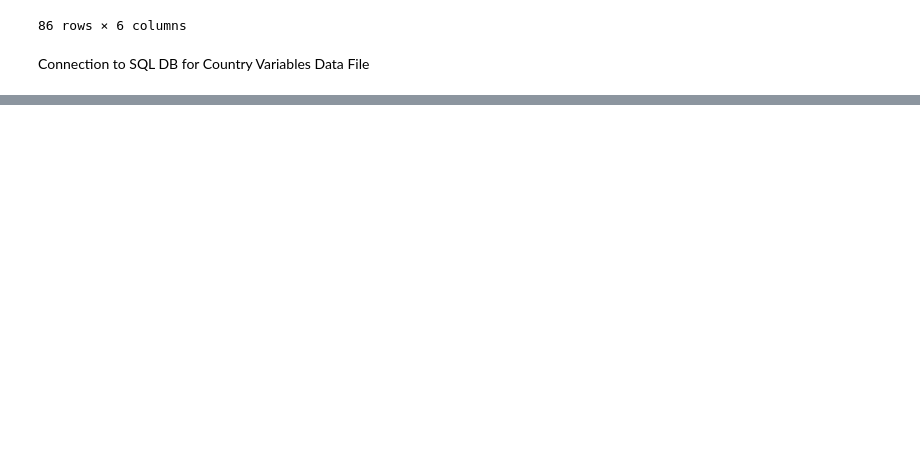
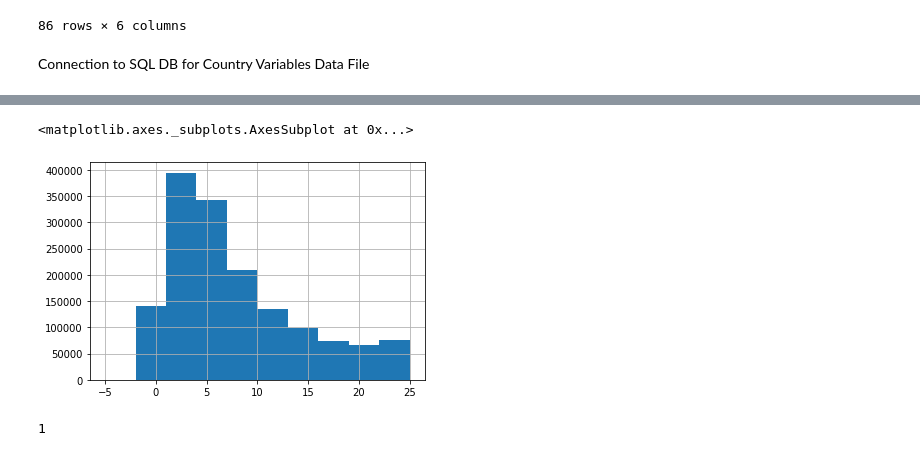
Before and after one commit to emmysobieski/TeamPySpark, a Jupyter notebook: Dashboard_Data_Exploration.ipynb, the cells around one changed output, grey strips where cells are left out. Cells and saved outputs as stored; diff of their text form; code cells hidden in the pictures; blank space fills up the shorter version.

```diff
--- a/Dashboard_Data_Exploration.ipynb
+++ b/Dashboard_Data_Exploration.ipynb
@@ -112,0 +115,7 @@ Connection to SQL DB for Country Variables Data File
+# %%
+# Load the data
+file_path = Path('Data/loans.csv')
+# df = pd.read_csv(file_path, skiprows=1)[:-2]
+# df = df.loc[:, columns].copy()
+loans_df = pd.read_csv(file_path)  # Can ddd in ( , index_col=0) if need to say which col becomes index
+loans_df.head(10)
@@ -112,0 +150,12 @@ Connection to SQL DB for Country Variables Data File
+# %%
+# Name variables to find time elapsed from when request was posted to when it was funded.
+raised_time = pd.to_datetime(loans_df["RAISED_TIME"])
+posted_time = pd.to_datetime(loans_df["POSTED_TIME"])
+elapsed_time_df = raised_time - posted_time
+# %%
+# Histogram of elapsed time amounts
+elapsed_time_df.astype("timedelta64[D]").hist(range=[-5, 25])
+# 12 days is our cutoff for logistic regression
+# %% [output]
+<matplotlib.axes._subplots.AxesSubplot at 0x...>
+[figure, added]
@@ -112,0 +169,27 @@ Connection to SQL DB for Country Variables Data File
+# %%
+# Setting up a function for converting strings to number objects
+# But then group of all males and one female comes up as 1, looks like 1 single female
+
+clean_loans_df.BORROWER_GENDERS.astype(str)
+
+test_string = "male, female, male, male, male, male"
+
+def female(txt):
+    lst = txt.split(", ")
+    count = 0
+    for x in lst:
+        if x == "female":
+            count +=1
+    return count
+
+def male(txt):
+    lst = txt.split(", ")
+    count = 0
+    for x in lst:
+        if x == "male":
+            count +=1
+    return count
+
+female(test_string)
+# %% [output]
+1
```
Also changed, not shown: parts of 18 cells of this notebook, 1 other file.
